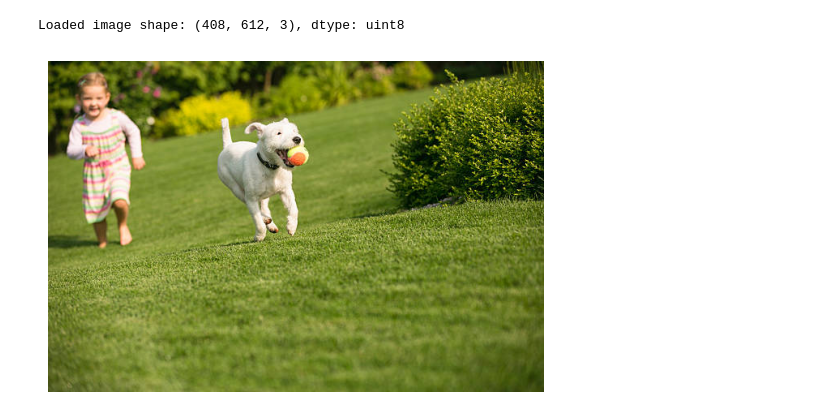
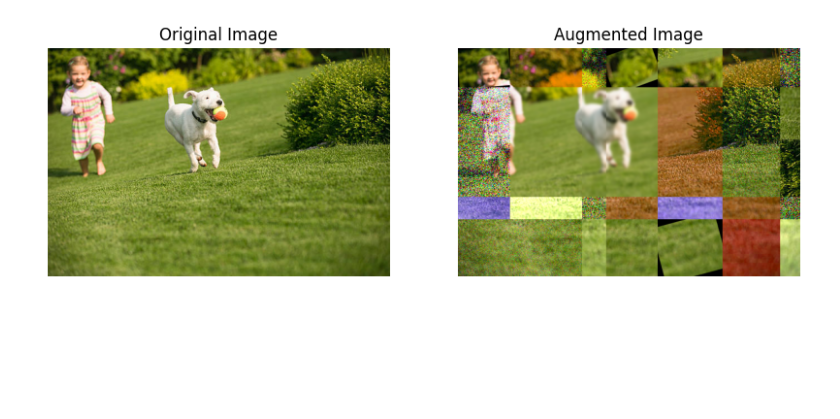
Before and after one commit to kaminskaz/Projekt-Interdyscyplinarny, a Jupyter notebook: test.ipynb, the cells around one changed output. Saved outputs shown, nothing was run; the diff lists cells and outputs as text; code cells hidden in the pictures; blank space fills up the shorter version.

```diff
--- a/test.ipynb
+++ b/test.ipynb
@@ -10,7 +4,6 @@ Note: you may need to restart the kernel to use updated packages.
 from Augumentor import Augumentor
 # %%
 A = Augumentor()
-A.process_image("img\dog_with_kid.jpg","output_img\dog_with_kid.jpg", 7,4,30)
+A.process_image("img/dog_with_kid.jpg","output_img/dog_with_kid.jpg", 7,4,30)
 # %% [output]
-Loaded image shape: (408, 612, 3), dtype: uint8
-[figure, old version]
+[figure, new version]
```
Also changed, not shown: parts of 2 cells of this notebook, 3 other files.
